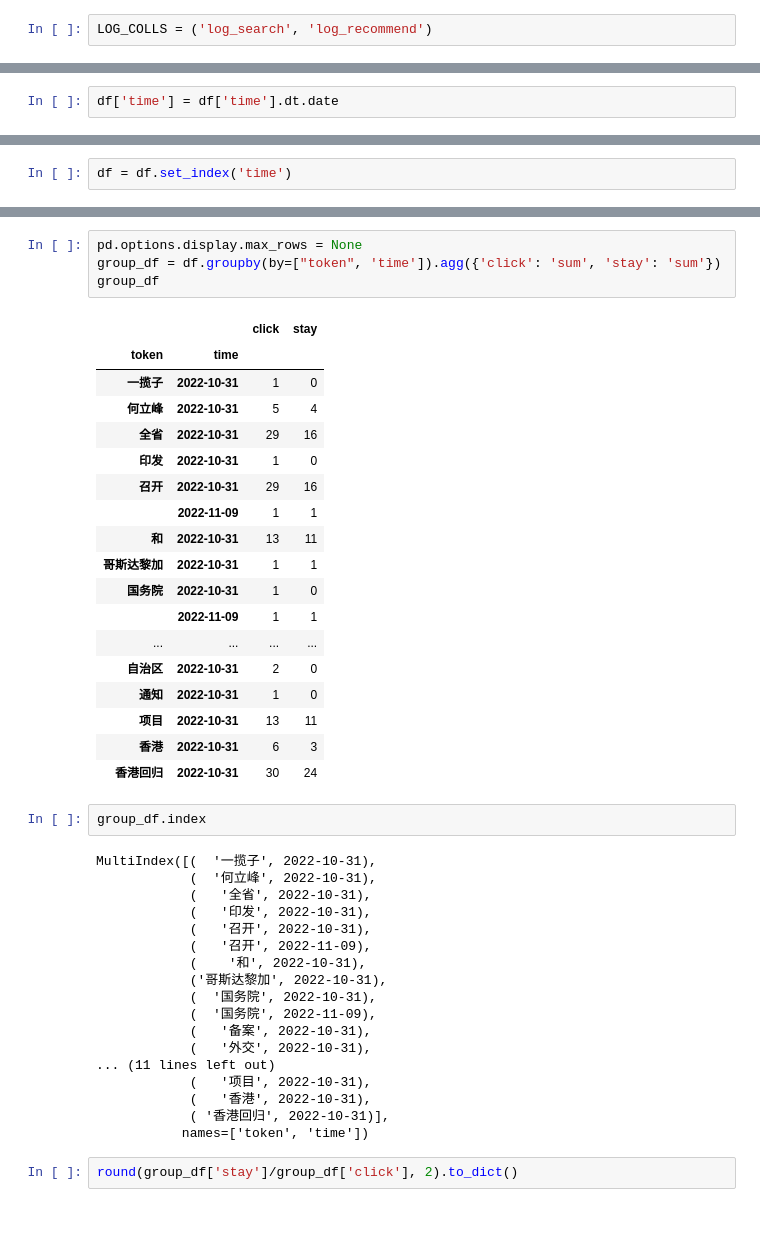
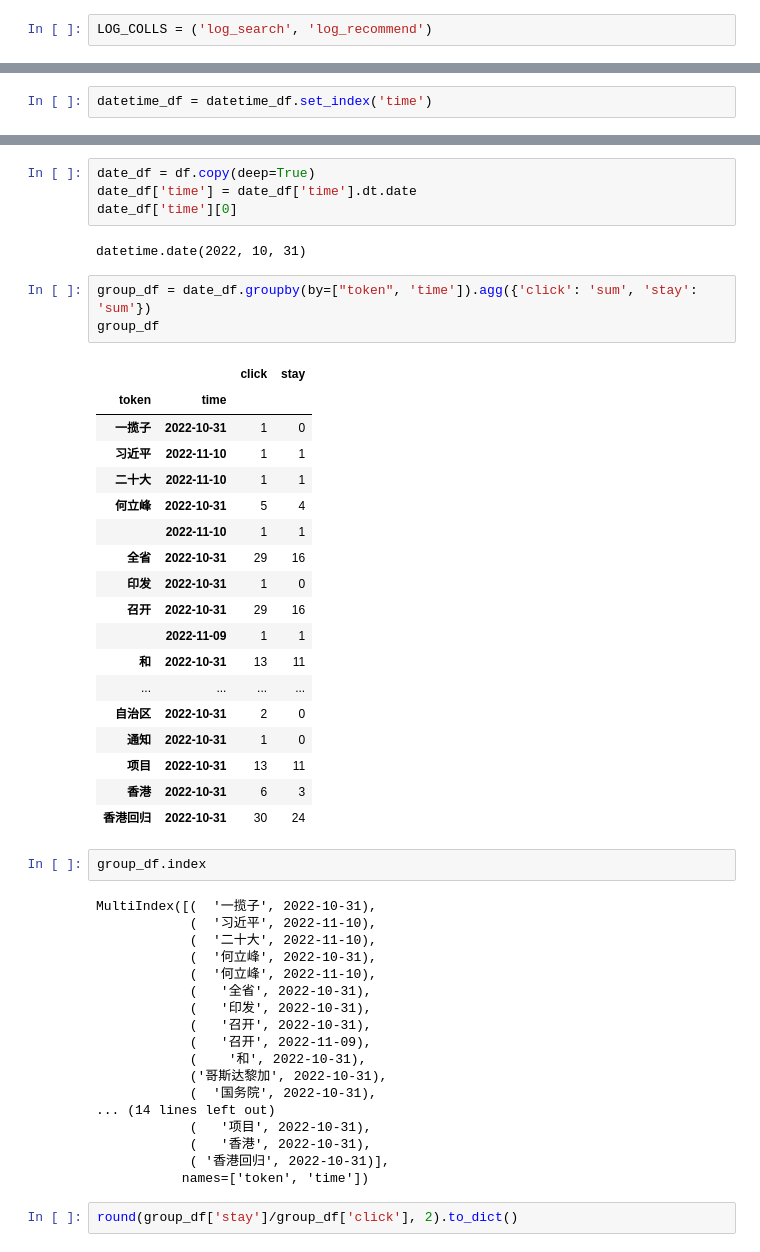
Before and after one commit to ForeverDreamer/notes, a Jupyter notebook: pluralsight/pandas/ruiso/test.ipynb, the cells around one changed output, grey strips where cells are left out. Drawn from its saved outputs; the diff is of its cells as text; blank space fills up the shorter version.

```diff
--- a/pluralsight/pandas/ruiso/test.ipynb
+++ b/pluralsight/pandas/ruiso/test.ipynb
@@ -65,2 +46,0 @@ df
-# %%
-df['time'] = df['time'].dt.date
@@ -71,3 +53,3 @@ datetime.date(2022, 10, 31)
 # %%
-df = df.set_index('time')
+datetime_df = datetime_df.set_index('time')
 # %%
@@ -94,20 +244,25 @@ df
+# %%
+date_df = df.copy(deep=True)
+date_df['time'] = date_df['time'].dt.date
+date_df['time'][0]
+# %% [output]
+datetime.date(2022, 10, 31)
 # %%
-pd.options.display.max_rows = None
-group_df = df.groupby(by=["token", 'time']).agg({'click': 'sum', 'stay': 'sum'})
+group_df = date_df.groupby(by=["token", 'time']).agg({'click': 'sum', 'stay': 'sum'})
 group_df
 # %% [output]
 |  |  | click | stay |
 | token | time |  |  |
 | 一揽子 | 2022-10-31 | 1 | 0 |
+| 习近平 | 2022-11-10 | 1 | 1 |
+| 二十大 | 2022-11-10 | 1 | 1 |
 | 何立峰 | 2022-10-31 | 5 | 4 |
+|  | 2022-11-10 | 1 | 1 |
 | 全省 | 2022-10-31 | 29 | 16 |
 | 印发 | 2022-10-31 | 1 | 0 |
 | 召开 | 2022-10-31 | 29 | 16 |
 |  | 2022-11-09 | 1 | 1 |
 | 和 | 2022-10-31 | 13 | 11 |
-| 哥斯达黎加 | 2022-10-31 | 1 | 1 |
-| 国务院 | 2022-10-31 | 1 | 0 |
-|  | 2022-11-09 | 1 | 1 |
 | ... | ... | ... | ... |
 | 自治区 | 2022-10-31 | 2 | 0 |
 | 通知 | 2022-10-31 | 1 | 0 |
@@ -118,7 +273,10 @@ group_df
 group_df.index
 # %% [output]
 MultiIndex([(  '一揽子', 2022-10-31),
+            (  '习近平', 2022-11-10),
+            (  '二十大', 2022-11-10),
             (  '何立峰', 2022-10-31),
+            (  '何立峰', 2022-11-10),
             (   '全省', 2022-10-31),
             (   '印发', 2022-10-31),
             (   '召开', 2022-10-31),
@@ -126,10 +284,7 @@ MultiIndex([(  '一揽子', 2022-10-31),
             (    '和', 2022-10-31),
             ('哥斯达黎加', 2022-10-31),
             (  '国务院', 2022-10-31),
-            (  '国务院', 2022-11-09),
-            (   '备案', 2022-10-31),
-            (   '外交', 2022-10-31),
-... (11 lines left out)
+... (14 lines left out)
             (   '项目', 2022-10-31),
             (   '香港', 2022-10-31),
             ( '香港回归', 2022-10-31)],
```
Also changed, not shown: parts of 15 cells of this notebook, 2 other files.
